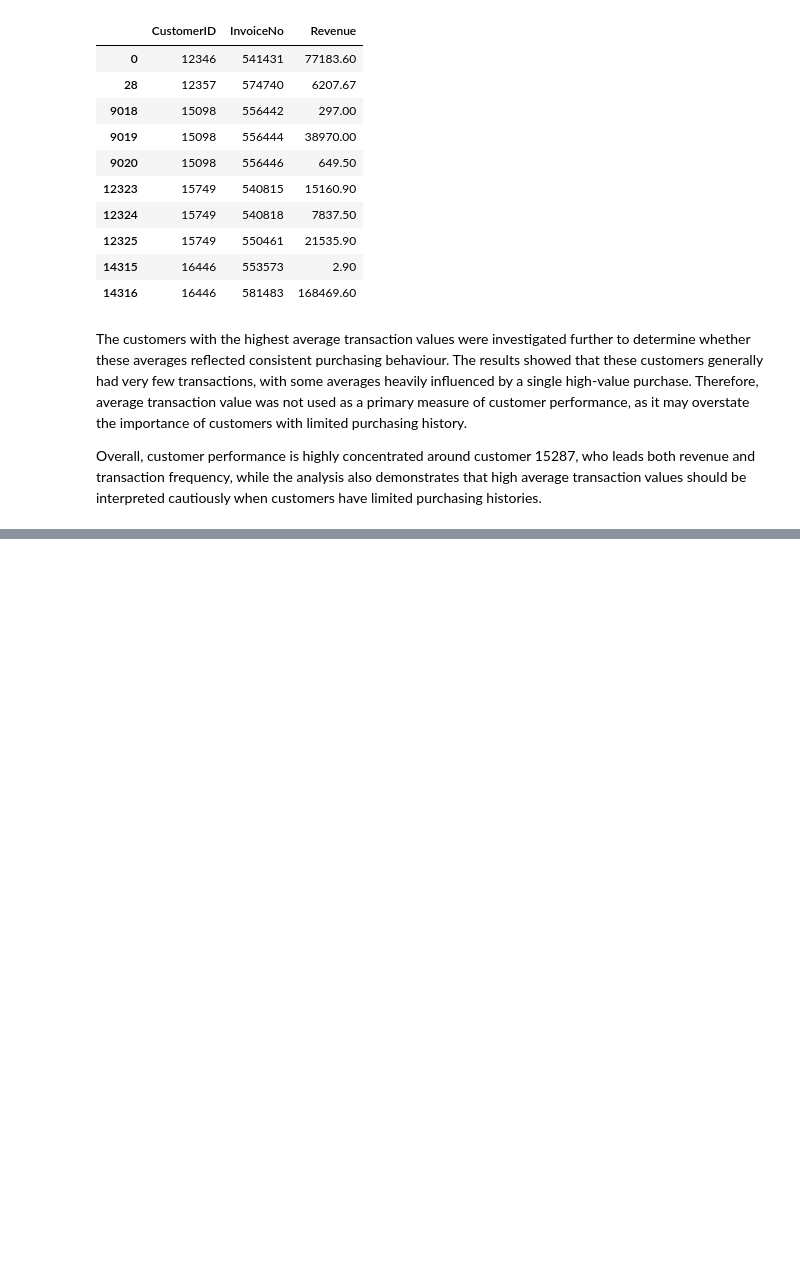
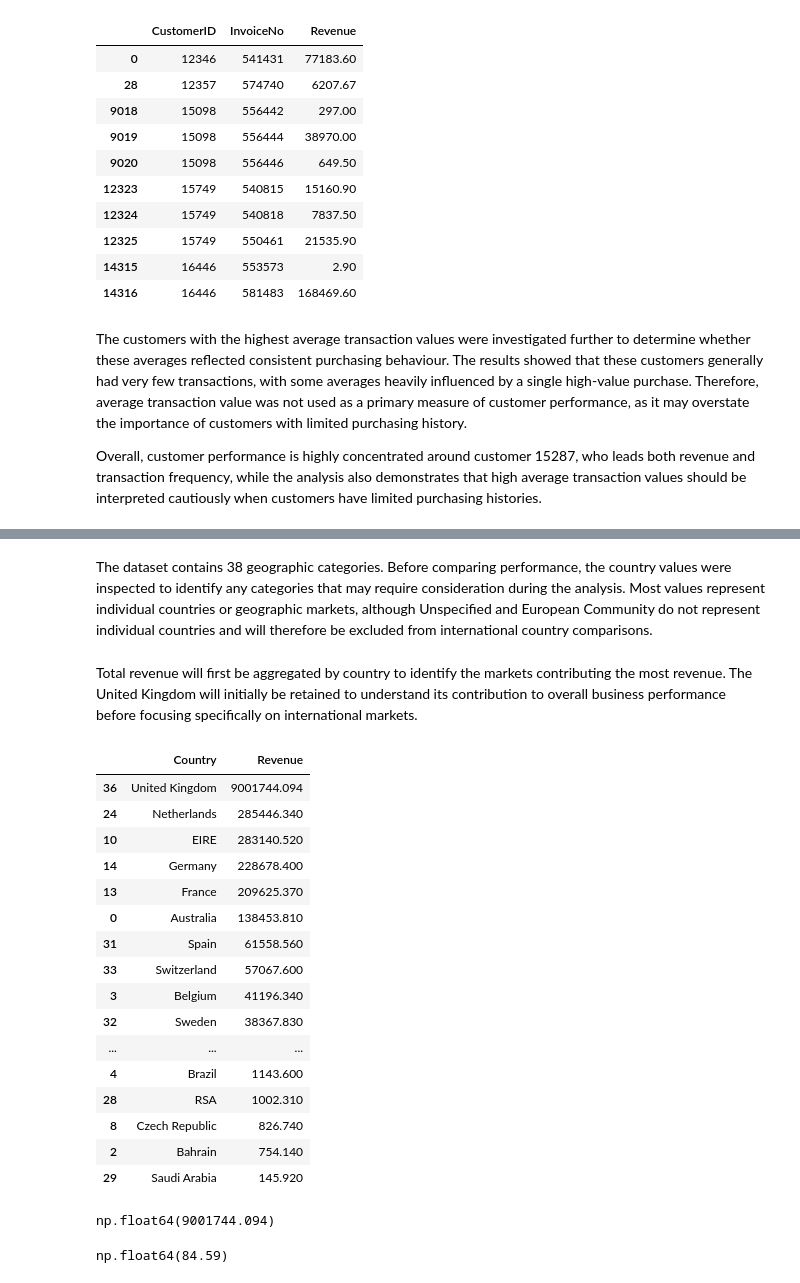
Before and after one commit to sahra02/Online-Retail-Transaction-Analysis, a Jupyter notebook: jupyter_notebooks/02-Exploratory_Data_Analysis.ipynb, the cells around one changed output, grey strips where cells are left out. Drawn from its saved outputs; the diff is of its cells as text; code cells hidden in the pictures; blank space fills up the shorter version.

```diff
--- a/jupyter_notebooks/02-Exploratory_Data_Analysis.ipynb
+++ b/jupyter_notebooks/02-Exploratory_Data_Analysis.ipynb
@@ -758,0 +789,42 @@ Overall, customer performance is highly concentrated around customer 15287, who
+# %% [markdown]
+The dataset contains 38 geographic categories. Before comparing performance, the country values were inspected to identify any categories that may require consideration during the analysis. Most values represent individual countries or geographic markets, although Unspecified and European Community do not represent individual countries and will therefore be excluded from international country comparisons.
+# %% [markdown]
+Total revenue will first be aggregated by country to identify the markets contributing the most revenue. The United Kingdom will initially be retained to understand its contribution to overall business performance before focusing specifically on international markets.
+# %%
+country_revenue = (
+    df.groupby("Country")["Revenue"]
+    .sum()
+    .reset_index()
+    .sort_values("Revenue", ascending=False)
+)
+country_revenue
+# %% [output]
+|  | Country | Revenue |
+| 36 | United Kingdom | 9001744.094 |
+| 24 | Netherlands | 285446.340 |
+| 10 | EIRE | 283140.520 |
+| 14 | Germany | 228678.400 |
+| 13 | France | 209625.370 |
+| 0 | Australia | 138453.810 |
+| 31 | Spain | 61558.560 |
+| 33 | Switzerland | 57067.600 |
+| 3 | Belgium | 41196.340 |
+| 32 | Sweden | 38367.830 |
+| ... | ... | ... |
+| 4 | Brazil | 1143.600 |
+| 28 | RSA | 1002.310 |
+| 8 | Czech Republic | 826.740 |
+| 2 | Bahrain | 754.140 |
+| 29 | Saudi Arabia | 145.920 |
+# %%
+uk_revenue = country_revenue[country_revenue["Country"] == "United Kingdom"][
+    "Revenue"
+].values[0]
+uk_revenue
+# %% [output]
+np.float64(9001744.094)
+# %%
+uk_revenue_percentage = ((uk_revenue / total_revenue) * 100).round(2)
+uk_revenue_percentage
+# %% [output]
+np.float64(84.59)
```
Also changed, not shown: parts of 27 cells of this notebook, 1 other file.
